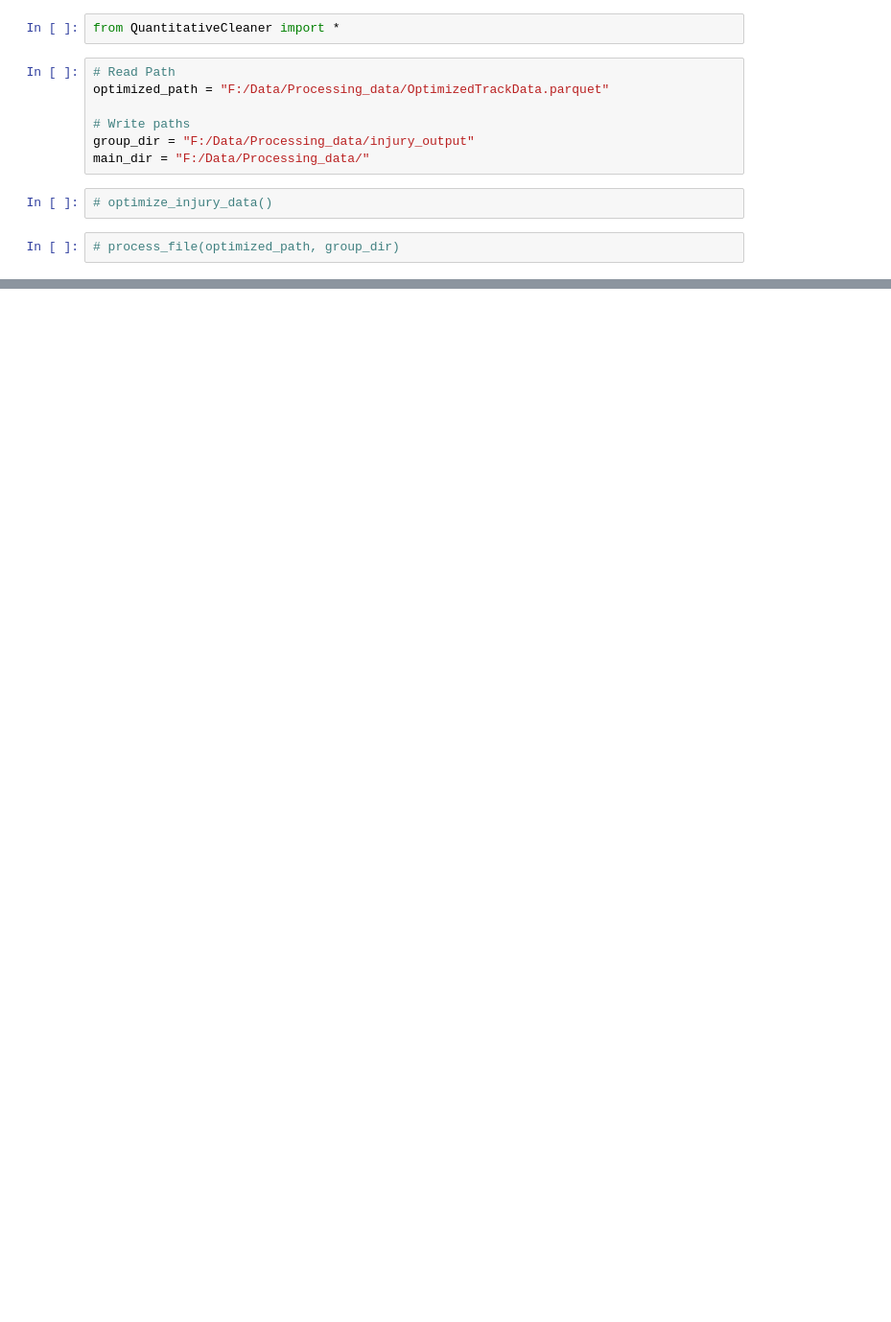
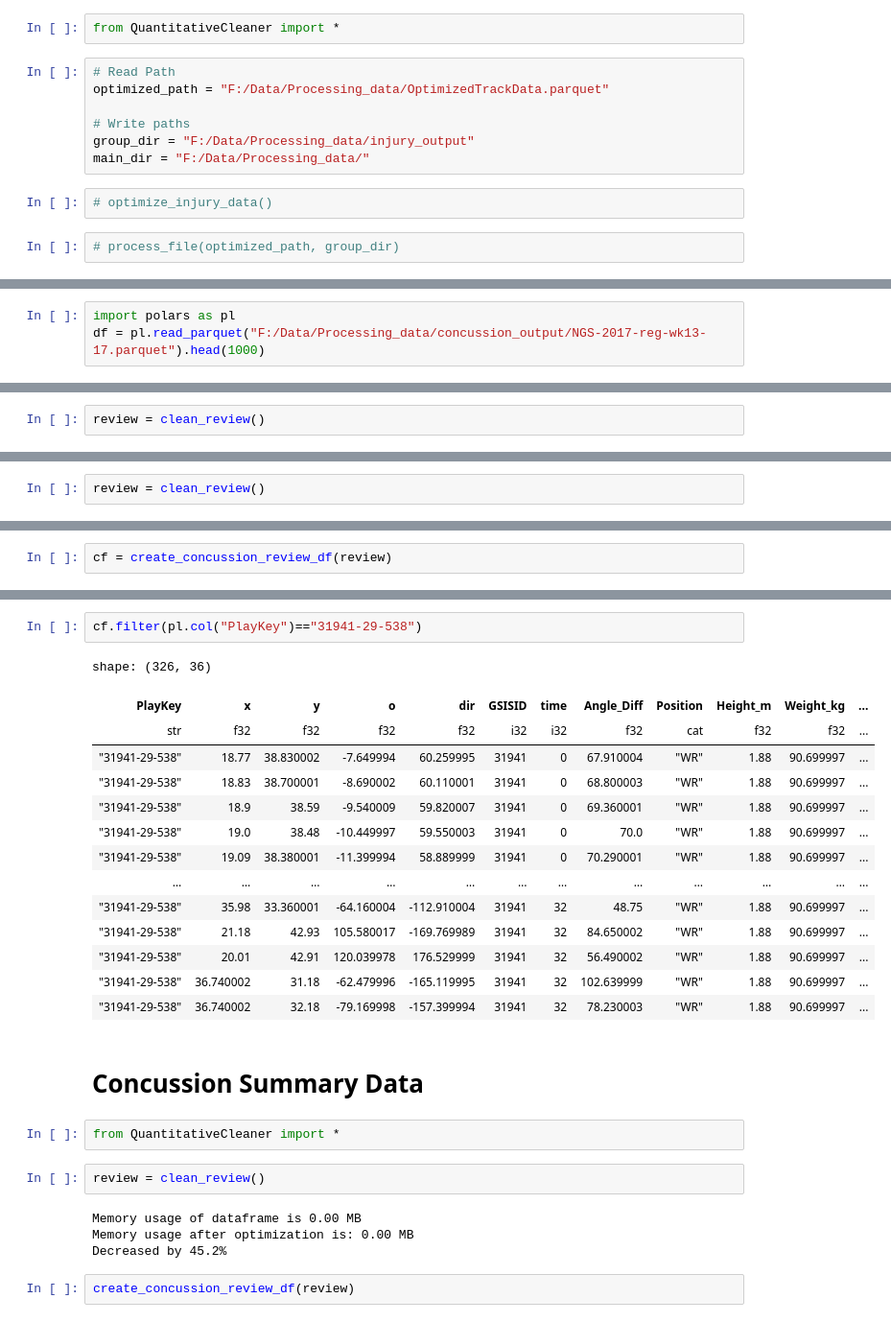
Before and after one commit to FreshOats/NFL_Data_Science, a Jupyter notebook: ET/ET_test.ipynb, the cells around one changed output, grey strips where cells are left out. Shown at 96% size. Drawn from its saved outputs; the diff is of its cells as text; blank space fills up the shorter version.

```diff
--- a/ET/ET_test.ipynb
+++ b/ET/ET_test.ipynb
@@ -57,0 +378,3 @@ Help: if you're using Python, this may look something like:
+# %%
+import polars as pl
+df = pl.read_parquet("F:/Data/Processing_data/concussion_output/NGS-2017-reg-wk13-17.parquet").head(1000)
@@ -57,0 +392,2 @@ Help: if you're using Python, this may look something like:
+# %%
+review = clean_review()
@@ -57,0 +473,2 @@ Help: if you're using Python, this may look something like:
+# %%
+review = clean_review()
@@ -57,0 +479,2 @@ Help: if you're using Python, this may look something like:
+# %%
+cf = create_concussion_review_df(review)
@@ -57,0 +492,29 @@ Help: if you're using Python, this may look something like:
+# %%
+cf.filter(pl.col("PlayKey")=="31941-29-538")
+# %% [output]
+shape: (326, 36)
+| PlayKey | x | y | o | dir | GSISID | time | Angle_Diff | Position | Height_m | Weight_kg | ... |
+| str | f32 | f32 | f32 | f32 | i32 | i32 | f32 | cat | f32 | f32 | ... |
+| "31941-29-538" | 18.77 | 38.830002 | -7.649994 | 60.259995 | 31941 | 0 | 67.910004 | "WR" | 1.88 | 90.699997 | ... |
+| "31941-29-538" | 18.83 | 38.700001 | -8.690002 | 60.110001 | 31941 | 0 | 68.800003 | "WR" | 1.88 | 90.699997 | ... |
+| "31941-29-538" | 18.9 | 38.59 | -9.540009 | 59.820007 | 31941 | 0 | 69.360001 | "WR" | 1.88 | 90.699997 | ... |
+| "31941-29-538" | 19.0 | 38.48 | -10.449997 | 59.550003 | 31941 | 0 | 70.0 | "WR" | 1.88 | 90.699997 | ... |
+| "31941-29-538" | 19.09 | 38.380001 | -11.399994 | 58.889999 | 31941 | 0 | 70.290001 | "WR" | 1.88 | 90.699997 | ... |
+| … | … | … | … | … | … | … | … | … | … | … | ... |
+| "31941-29-538" | 35.98 | 33.360001 | -64.160004 | -112.910004 | 31941 | 32 | 48.75 | "WR" | 1.88 | 90.699997 | ... |
+| "31941-29-538" | 21.18 | 42.93 | 105.580017 | -169.769989 | 31941 | 32 | 84.650002 | "WR" | 1.88 | 90.699997 | ... |
+| "31941-29-538" | 20.01 | 42.91 | 120.039978 | 176.529999 | 31941 | 32 | 56.490002 | "WR" | 1.88 | 90.699997 | ... |
+| "31941-29-538" | 36.740002 | 31.18 | -62.479996 | -165.119995 | 31941 | 32 | 102.639999 | "WR" | 1.88 | 90.699997 | ... |
+| "31941-29-538" | 36.740002 | 32.18 | -79.169998 | -157.399994 | 31941 | 32 | 78.230003 | "WR" | 1.88 | 90.699997 | ... |
+# %% [markdown]
+# Concussion Summary Data
+# %%
+from QuantitativeCleaner import *
+# %%
+review = clean_review()
+# %% [output]
+Memory usage of dataframe is 0.00 MB
+Memory usage after optimization is: 0.00 MB
+Decreased by 45.2%
+# %%
+create_concussion_review_df(review)
```
Also changed, not shown: parts of 41 cells of this notebook, 2 other files.
